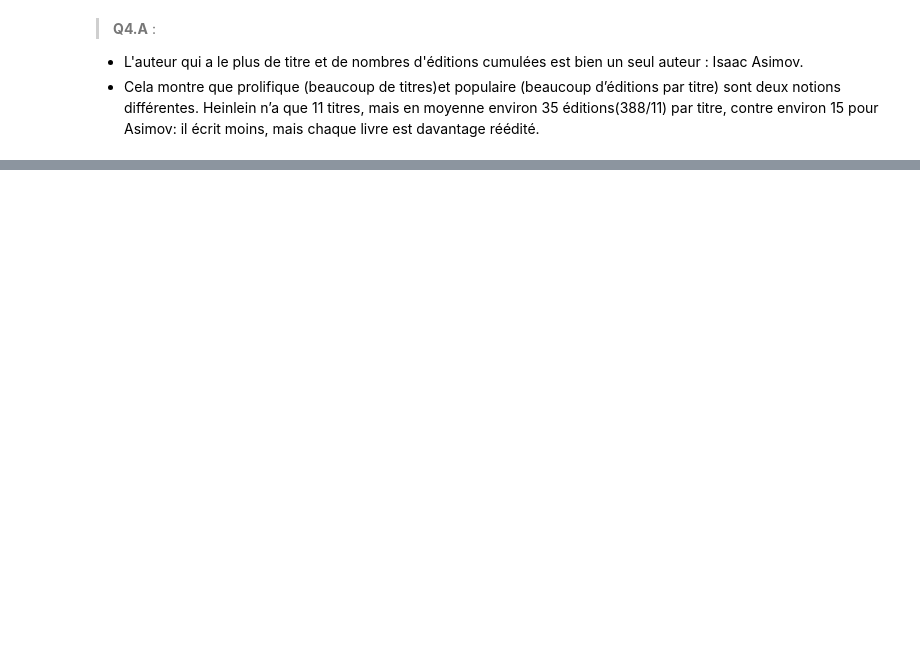
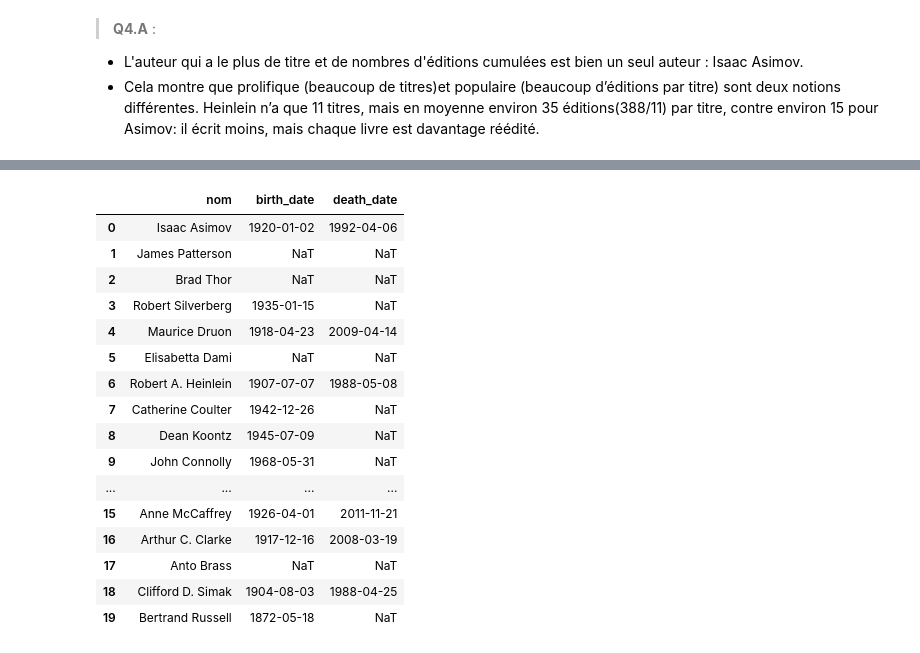
Before and after one commit to smarjane/TP-livres-data, a Jupyter notebook: TP_Livre.ipynb, the cells around one changed output, grey strips where cells are left out. Saved outputs shown, nothing was run; the diff lists cells and outputs as text; code cells hidden in the pictures; blank space fills up the shorter version.

```diff
--- a/TP_Livre.ipynb
+++ b/TP_Livre.ipynb
@@ -745,0 +1083,24 @@ print(len(df_nettoyage))
+# %%
+#36
+df_auteurs['birth_date'] = pd.to_datetime(df_auteurs['birth_date'], errors='coerce')
+df_auteurs['death_date'] = pd.to_datetime(df_auteurs['death_date'], errors='coerce')
+
+df_auteurs[['nom', 'birth_date', 'death_date']]
+# %% [output]
+|  | nom | birth_date | death_date |
+| 0 | Isaac Asimov | 1920-01-02 | 1992-04-06 |
+| 1 | James Patterson | NaT | NaT |
+| 2 | Brad Thor | NaT | NaT |
+| 3 | Robert Silverberg | 1935-01-15 | NaT |
+| 4 | Maurice Druon | 1918-04-23 | 2009-04-14 |
+| 5 | Elisabetta Dami | NaT | NaT |
+| 6 | Robert A. Heinlein | 1907-07-07 | 1988-05-08 |
+| 7 | Catherine Coulter | 1942-12-26 | NaT |
+| 8 | Dean Koontz | 1945-07-09 | NaT |
+| 9 | John Connolly | 1968-05-31 | NaT |
+| ... | ... | ... | ... |
+| 15 | Anne McCaffrey | 1926-04-01 | 2011-11-21 |
+| 16 | Arthur C. Clarke | 1917-12-16 | 2008-03-19 |
+| 17 | Anto Brass | NaT | NaT |
+| 18 | Clifford D. Simak | 1904-08-03 | 1988-04-25 |
+| 19 | Bertrand Russell | 1872-05-18 | NaT |
```
Also changed, not shown: parts of 32 cells of this notebook, 6 other files.
